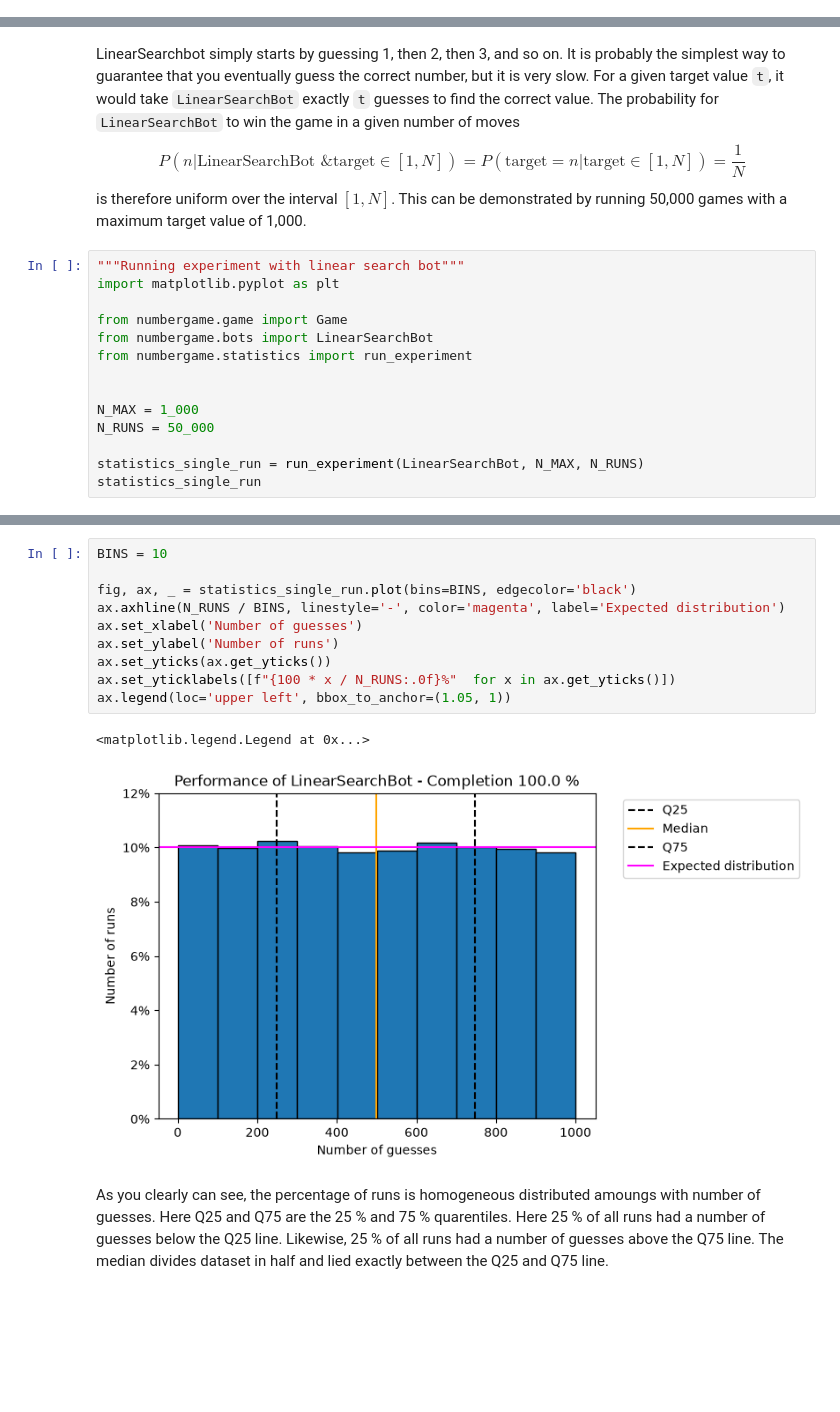
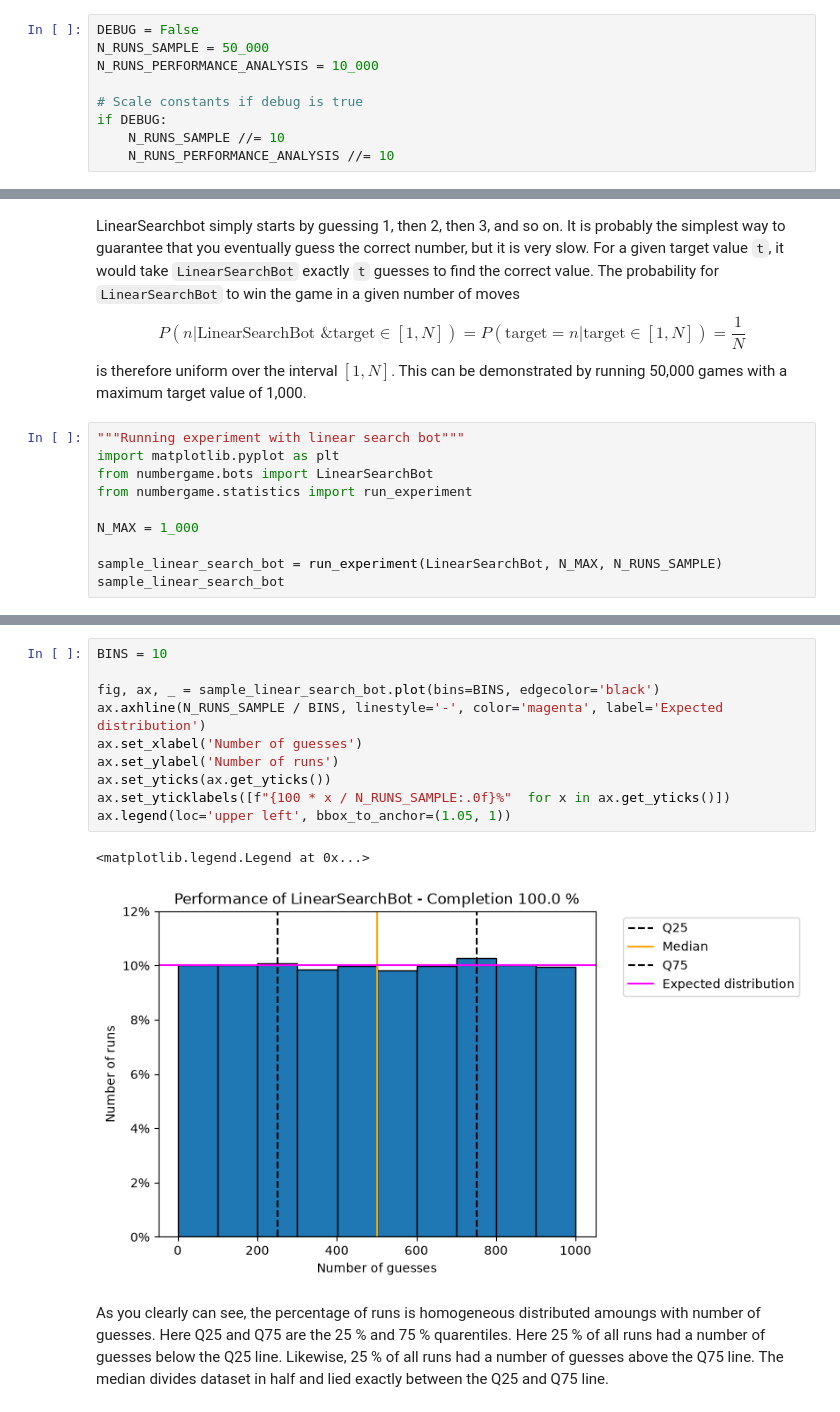
Before and after one commit to EmilCoding/NumberGame, a Jupyter notebook: PerformanceAnalysis.ipynb, the cells around one changed output, grey strips where cells are left out. Drawn from its saved outputs; the diff is of its cells as text; blank space fills up the shorter version.

Commit message:
Continued working on the performance analysis

```diff
--- a/PerformanceAnalysis.ipynb
+++ b/PerformanceAnalysis.ipynb
@@ -21,6 +21,15 @@ In the number game we start by picking a random interger on the closed interval
 $$
     P(t) = \frac{1}{N}.
 $$
+# %%
+DEBUG = False
+N_RUNS_SAMPLE = 50_000
+N_RUNS_PERFORMANCE_ANALYSIS = 10_000
+
+# Scale constants if debug is true
+if DEBUG:
+    N_RUNS_SAMPLE //= 10
+    N_RUNS_PERFORMANCE_ANALYSIS //= 10
 # %% [markdown]
 ## Linear search bot
 
@@ -32,15 +41,11 @@ is therefore uniform over the interval $[1, N]$. This can be demonstrated by run
 # %%
 """Running experiment with linear search bot"""
 import matplotlib.pyplot as plt
-
-from numbergame.game import Game
 from numbergame.bots import LinearSearchBot
 from numbergame.statistics import run_experiment
 
+N_MAX = 1_000
 
-N_MAX = 1_000
-N_RUNS = 50_000
-
-statistics_single_run = run_experiment(LinearSearchBot, N_MAX, N_RUNS)
-statistics_single_run
+sample_linear_search_bot = run_experiment(LinearSearchBot, N_MAX, N_RUNS_SAMPLE)
+sample_linear_search_bot
 # %% [output]
@@ -48,16 +70,16 @@ NameError: name 'Game' is not defined
 # %%
 BINS = 10
 
-fig, ax, _ = statistics_single_run.plot(bins=BINS, edgecolor='black')
-ax.axhline(N_RUNS / BINS, linestyle='-', color='magenta', label='Expected distribution')
+fig, ax, _ = sample_linear_search_bot.plot(bins=BINS, edgecolor='black')
+ax.axhline(N_RUNS_SAMPLE / BINS, linestyle='-', color='magenta', label='Expected distribution')
 ax.set_xlabel('Number of guesses')
 ax.set_ylabel('Number of runs')
 ax.set_yticks(ax.get_yticks())
-ax.set_yticklabels([f"{100 * x / N_RUNS:.0f}%"  for x in ax.get_yticks()])
+ax.set_yticklabels([f"{100 * x / N_RUNS_SAMPLE:.0f}%"  for x in ax.get_yticks()])
 ax.legend(loc='upper left', bbox_to_anchor=(1.05, 1))
 # %% [output]
 <matplotlib.legend.Legend at 0x...>
-[figure, old version]
+[figure, new version]
 # %% [markdown]
 As you clearly can see, the percentage of runs is homogeneous distributed amoungs with number of guesses. Here Q25 and Q75 are the 25 % and 75 % quarentiles. Here 25 % of all runs had a number of guesses below the Q25 line. Likewise, 25 % of all runs had a number of guesses above the Q75 line. The median divides dataset in half and lied exactly between the Q25 and Q75 line.
 # %% [markdown]
```
Also changed, not shown: parts of 9 cells of this notebook.
